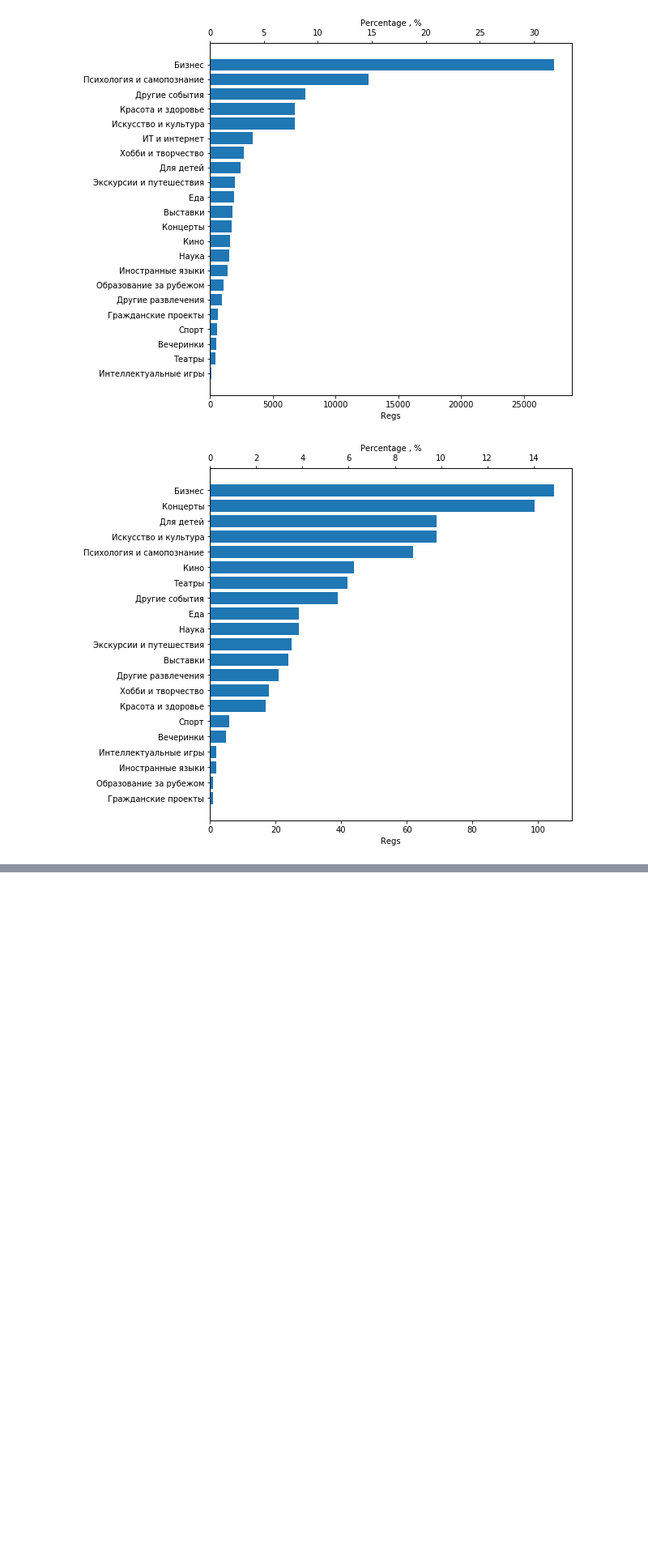
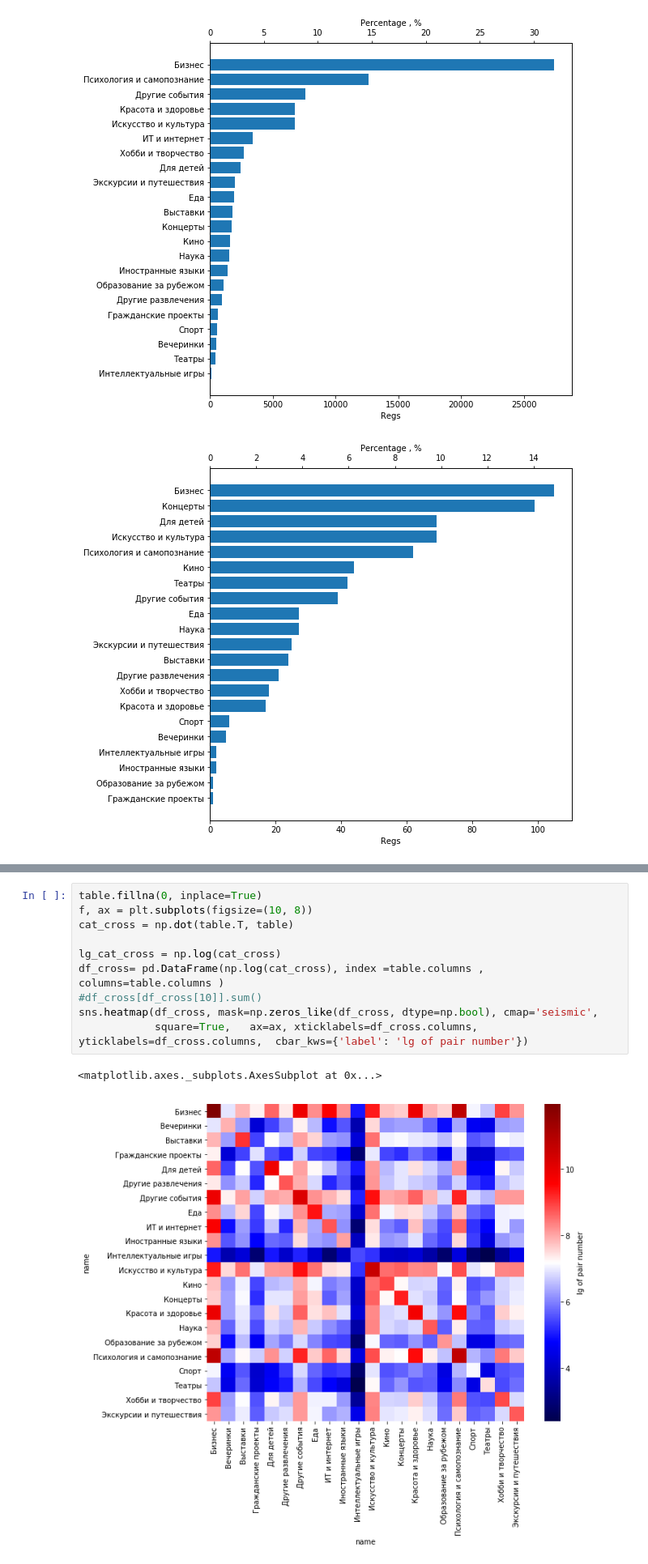
Before and after one commit to mraklay/python_templates, a Jupyter notebook: Timepad_test.ipynb, the cells around one changed output, grey strips where cells are left out. Shown: that part at 81% size. Saved outputs shown, nothing was run; the diff lists cells and outputs as text; blank space fills up the shorter version.

```diff
--- a/Timepad_test.ipynb
+++ b/Timepad_test.ipynb
@@ -205,0 +200,13 @@ sns.heatmap(corr, mask=np.zeros_like(corr, dtype=np.bool), cmap=sns.diverging_pa
+# %%
+table.fillna(0, inplace=True)
+f, ax = plt.subplots(figsize=(10, 8))
+cat_cross = np.dot(table.T, table)
+
+lg_cat_cross = np.log(cat_cross)
+df_cross= pd.DataFrame(np.log(cat_cross), index =table.columns , columns=table.columns )
+#df_cross[df_cross[10]].sum()
+sns.heatmap(df_cross, mask=np.zeros_like(df_cross, dtype=np.bool), cmap='seismic',
+            square=True,   ax=ax, xticklabels=df_cross.columns, yticklabels=df_cross.columns,  cbar_kws={'label': 'lg of pair number'})
+# %% [output]
+<matplotlib.axes._subplots.AxesSubplot at 0x...>
+[figure, added]
```
Also changed, not shown: parts of 4 cells of this notebook.
